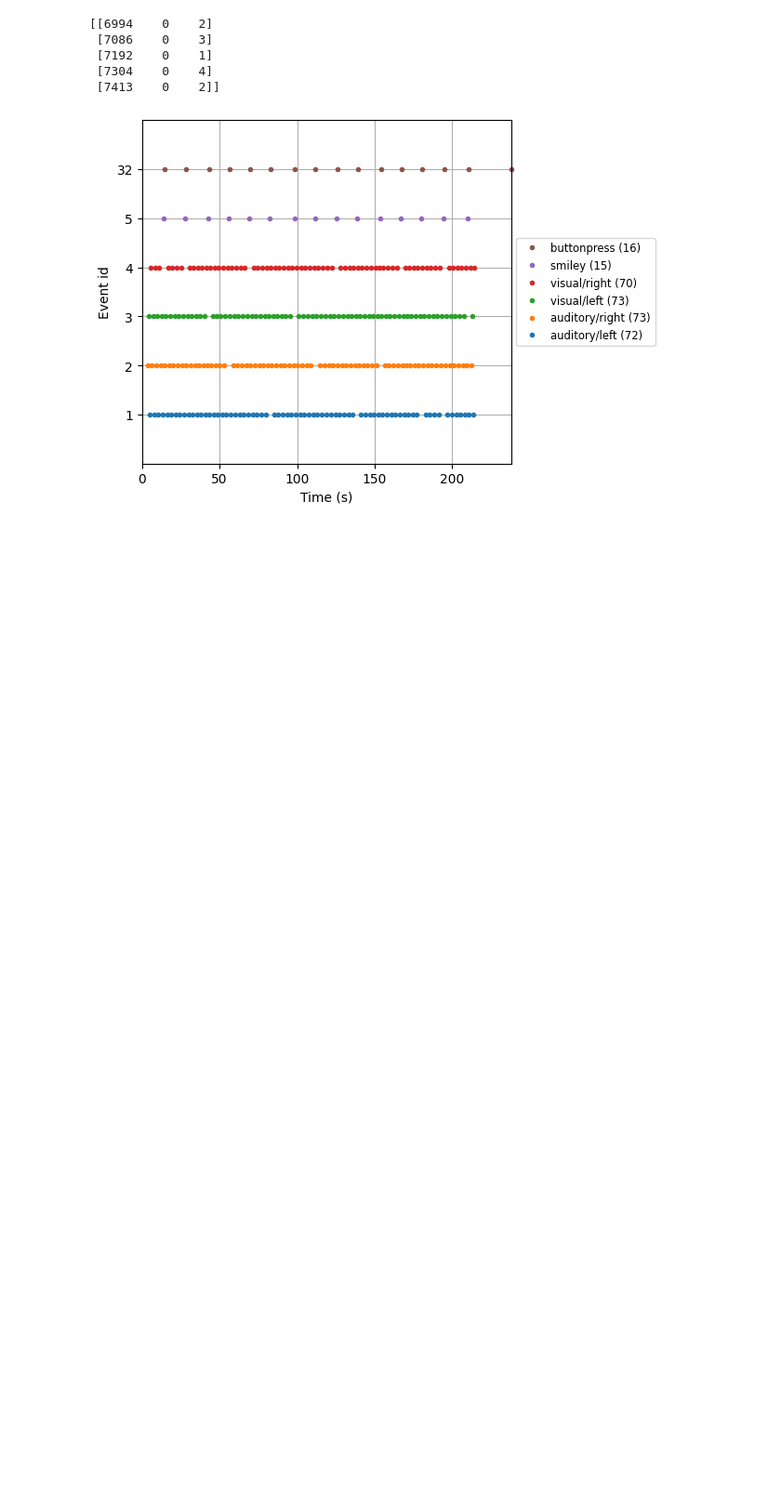
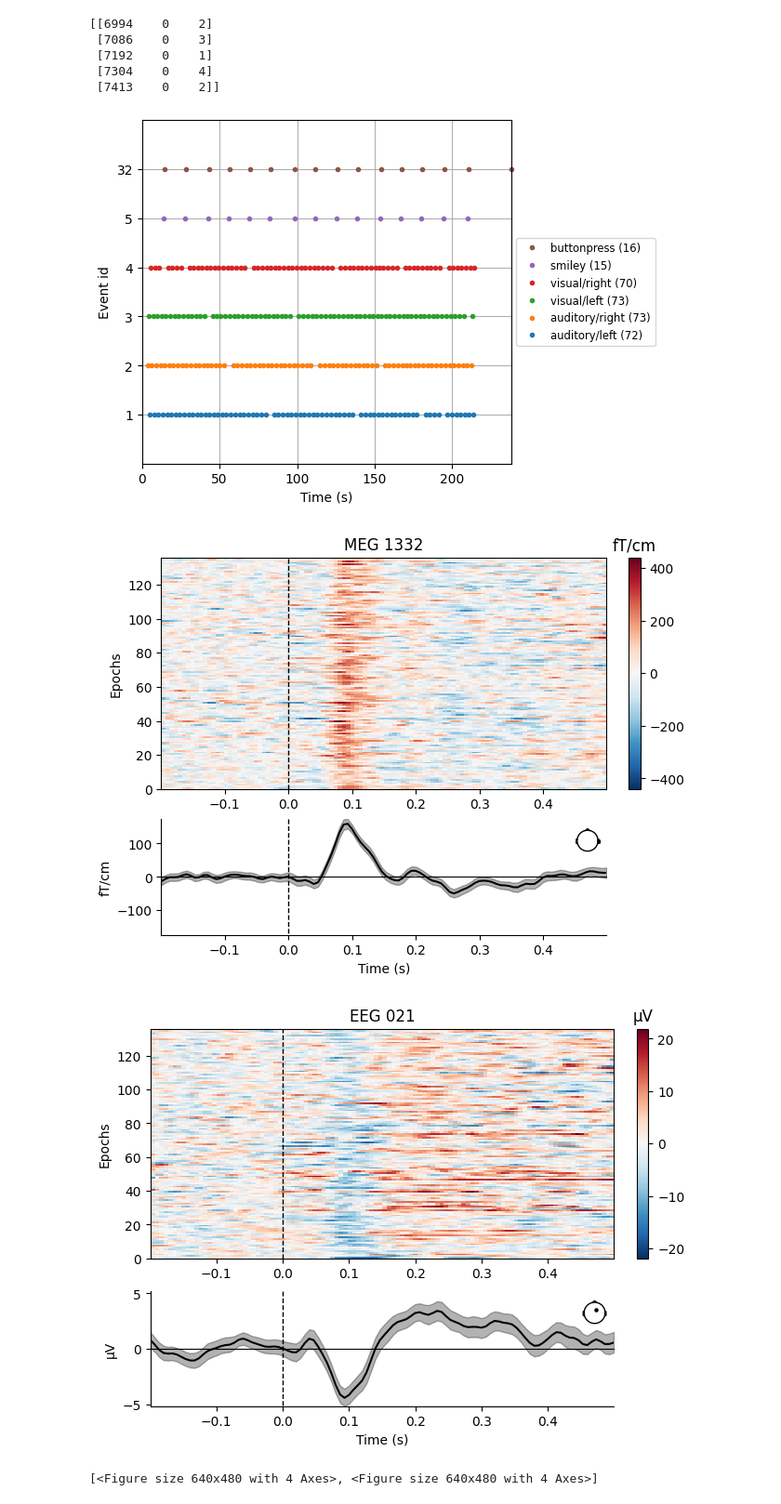
Before and after one commit to sher1ock-jp/EEG-basic, a Jupyter notebook: EEG-analysis-neuraldatascience..ipynb, the cells around one changed output. Shown at 93% size. Saved outputs shown, nothing was run; the diff lists cells and outputs as text; code cells hidden in the pictures; blank space fills up the shorter version.

```diff
--- a/EEG-analysis-neuraldatascience..ipynb
+++ b/EEG-analysis-neuraldatascience..ipynb
@@ -239,3 +239,32 @@ fig = mne.viz.plot_events(
 )
 # %% [output]
 [figure]
+# %%
+reject_criteria = dict(
+    mag=4000e-15,  # 4000 fT
+    grad=4000e-13,  # 4000 fT/cm
+    eeg=150e-6,  # 150 µV
+    eog=250e-6,
+)  # 250 µV
+# %%
+epochs = mne.Epochs(
+    raw,
+    events,
+    event_id=event_dict,
+    tmin=-0.2,
+    tmax=0.5,
+    reject=reject_criteria,
+    preload=True,
+)
+# %%
+conds_we_care_about = ["auditory/left", "auditory/right", "visual/left", "visual/right"]
+epochs.equalize_event_counts(conds_we_care_about)  # this operates in-place
+aud_epochs = epochs["auditory"]
+vis_epochs = epochs["visual"]
+del raw, epochs  # free up memory
+# %%
+aud_epochs.plot_image(picks=["MEG 1332", "EEG 021"])
+# %% [output]
+[figure, added]
+[figure, added]
+[<Figure size 640x480 with 4 Axes>, <Figure size 640x480 with 4 Axes>]
```
Also changed, not shown: parts of 1 cell of this notebook.
